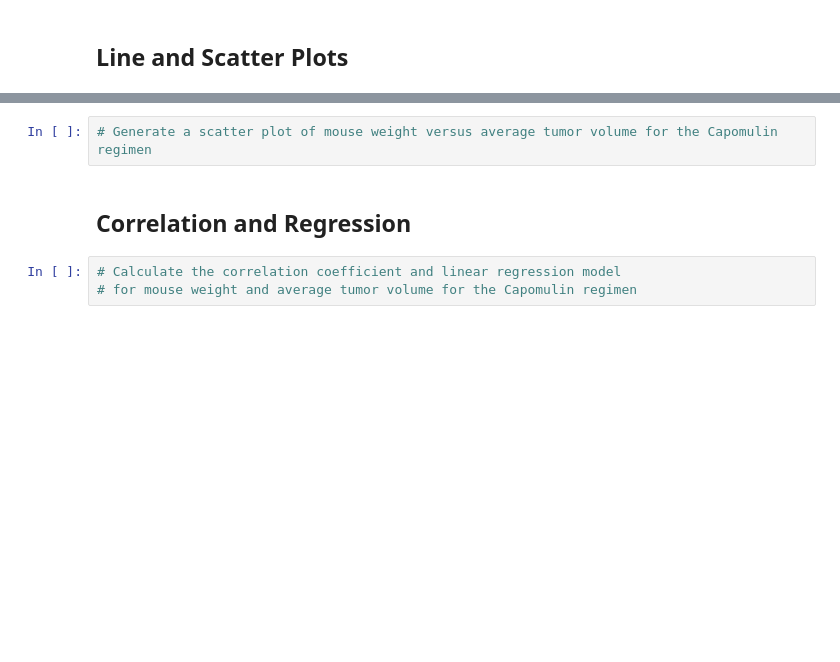
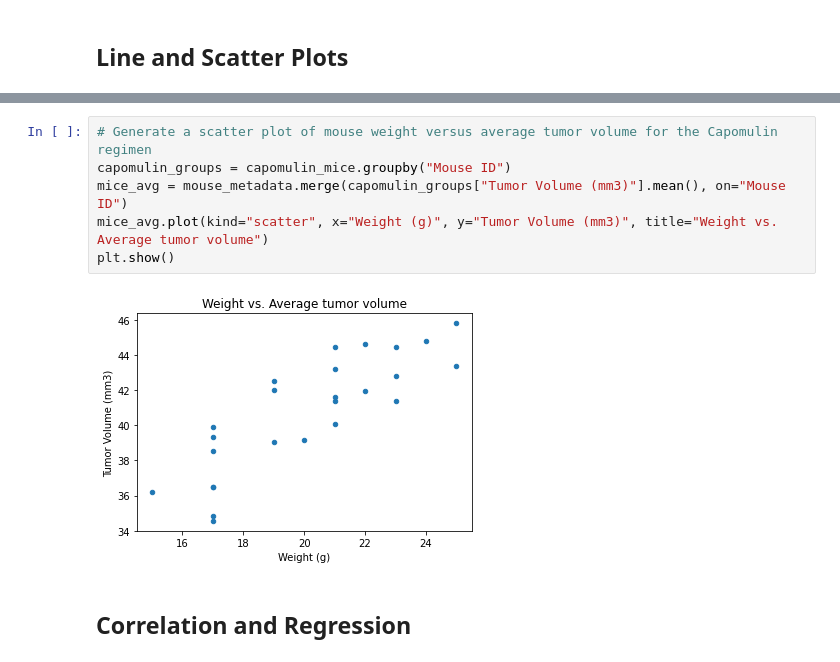
Before and after one commit to kyraha/UMN_HW05_Matplotlib, a Jupyter notebook: pymaceuticals_starter.ipynb, the cells around one changed output, grey strips where cells are left out. Cells and saved outputs as stored; diff of their text form; blank space fills up the shorter version.

```diff
--- a/pymaceuticals_starter.ipynb
+++ b/pymaceuticals_starter.ipynb
@@ -219,7 +239,10 @@ Potential outliers:
 # %%
 # Generate a scatter plot of mouse weight versus average tumor volume for the Capomulin regimen
+capomulin_groups = capomulin_mice.groupby("Mouse ID")
+mice_avg = mouse_metadata.merge(capomulin_groups["Tumor Volume (mm3)"].mean(), on="Mouse ID")
+mice_avg.plot(kind="scatter", x="Weight (g)", y="Tumor Volume (mm3)", title="Weight vs. Average tumor volume")
+plt.show()
+# %% [output]
+[figure, added]
 # %% [markdown]
 ## Correlation and Regression
-# %%
-# Calculate the correlation coefficient and linear regression model
-# for mouse weight and average tumor volume for the Capomulin regimen
```
Also changed, not shown: parts of 5 cells of this notebook.
